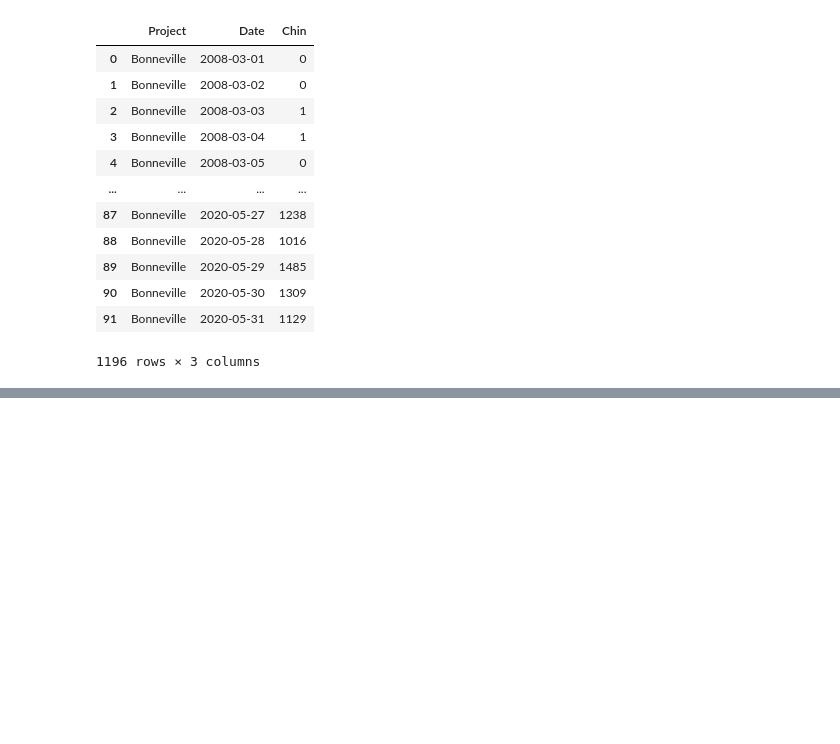
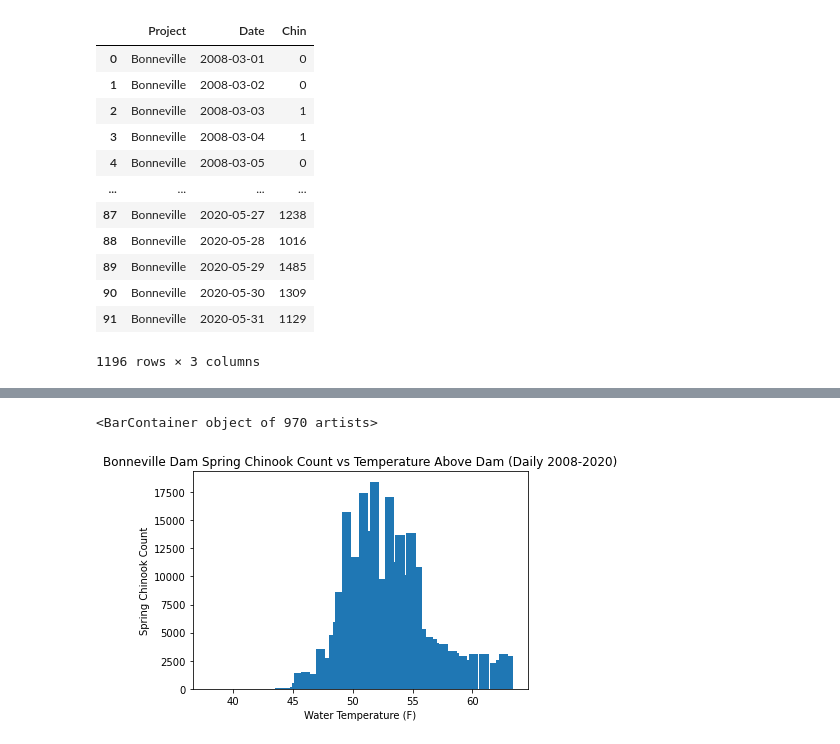
Before and after one commit to jayhjman/bootcamp-project1, a Jupyter notebook: Above-Bonneville-Visual-Daily.ipynb, the cells around one changed output, grey strips where cells are left out. Saved outputs shown, nothing was run; the diff lists cells and outputs as text; code cells hidden in the pictures; blank space fills up the shorter version.

```diff
--- a/Above-Bonneville-Visual-Daily.ipynb
+++ b/Above-Bonneville-Visual-Daily.ipynb
@@ -51,0 +107,5 @@ combined_bonneville_salmon_df
+# %%
+# Clean the dataframe up and parse the dates
+clean_bonneville_above_temp_df = bonneville_above_temp_df[["agency_cd", "site_no", "datetime", "Temp_Mean" ]].copy(deep=True)
+clean_bonneville_above_temp_df = clean_bonneville_above_temp_df.rename(columns={"datetime":"Date"})
+clean_bonneville_above_temp_df.head()
@@ -51,0 +128,10 @@ combined_bonneville_salmon_df
+# %%
+# Merge Salmon Data with temp data
+merged_above_bonneville_salmon_data_df = pd.merge(combined_bonneville_salmon_df, clean_bonneville_above_temp_df, on="Date")
+merged_above_bonneville_salmon_data_df[merged_above_bonneville_salmon_data_df.isna().any(axis=1)]
+
+# Create a Farenhieght Temperature
+merged_above_bonneville_salmon_data_df['temperature_f'] = merged_above_bonneville_salmon_data_df['Temp_Mean'] * 1.8 + 32
+# %%
+clean_temp_df = merged_above_bonneville_salmon_data_df.dropna()
+clean_temp_df[clean_temp_df.isna().any(axis=1)]
@@ -51,0 +140,5 @@ combined_bonneville_salmon_df
+# %%
+clean_temp_df = clean_temp_df[
+    clean_temp_df["Chin"] != 0
+]
+clean_temp_df
@@ -51,0 +159,10 @@ combined_bonneville_salmon_df
+# %%
+# Plot bar char distribution
+fig, ax = plt.subplots()
+ax.set_xlabel("Water Temperature (F)")
+ax.set_ylabel("Spring Chinook Count")
+ax.set_title("Bonneville Dam Spring Chinook Count vs Temperature Above Dam (Daily 2008-2020)")
+ax.bar(clean_temp_df["temperature_f"], clean_temp_df["Chin"])
+# %% [output]
+<BarContainer object of 970 artists>
+[figure, added]
```
Also changed, not shown: parts of 17 cells of this notebook, 1 other file.
